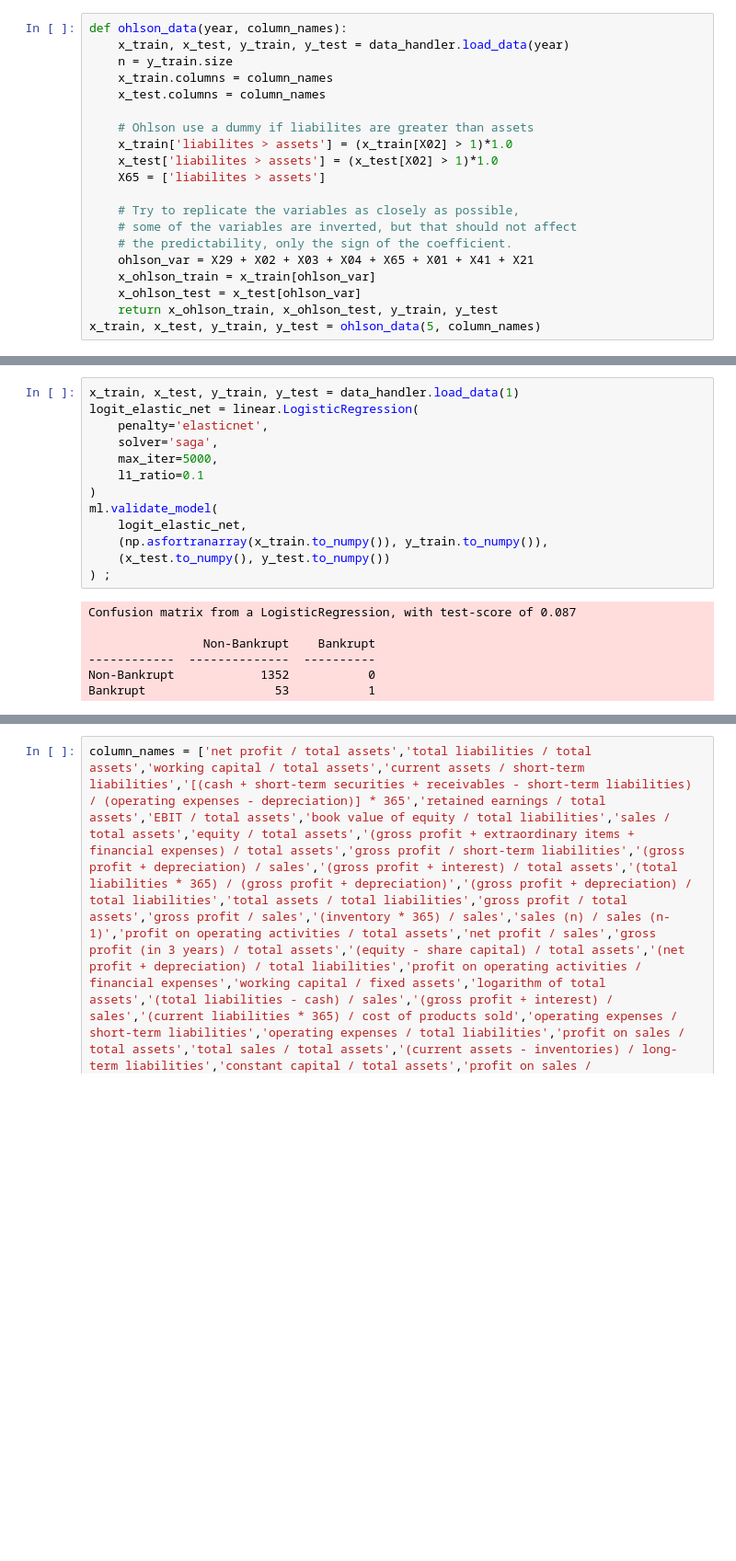
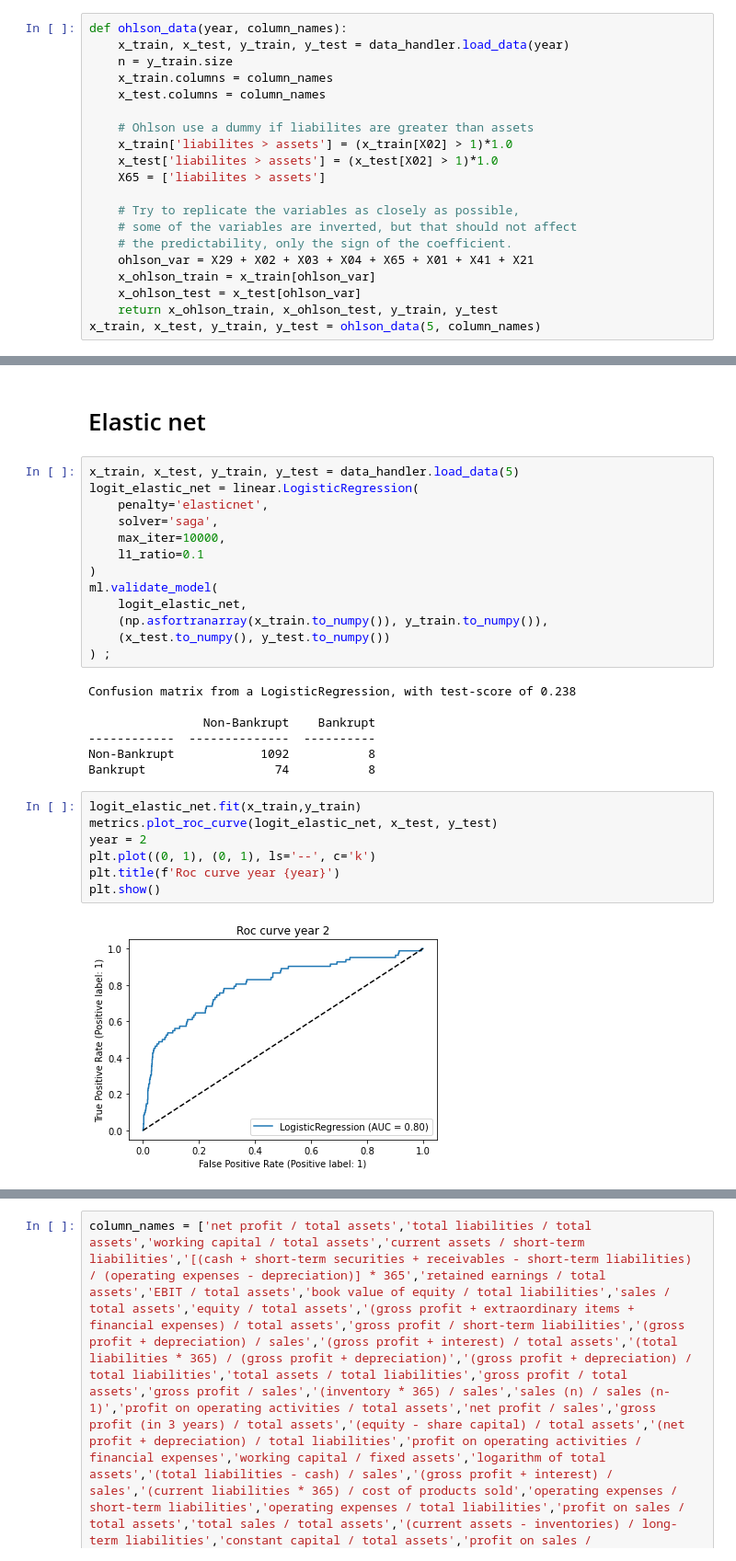
Before and after one commit to KarlTjensvoll/seminar_ml, a Jupyter notebook: code/python/karl_sandbox.ipynb, the cells around one changed output, grey strips where cells are left out. Shown at 92% size. Cells and saved outputs as stored; diff of their text form; blank space fills up the shorter version.

Commit message:
went through your code + did a roc curve

```diff
--- a/code/python/karl_sandbox.ipynb
+++ b/code/python/karl_sandbox.ipynb
@@ -48,9 +51,11 @@ Bankrupt                  54           0
+# %% [markdown]
+# Elastic net
 # %%
-x_train, x_test, y_train, y_test = data_handler.load_data(1)
+x_train, x_test, y_train, y_test = data_handler.load_data(5)
 logit_elastic_net = linear.LogisticRegression(
     penalty='elasticnet',
     solver='saga',
-    max_iter=5000,
+    max_iter=10000,
     l1_ratio=0.1
 )
 ml.validate_model(
@@ -59,9 +64,18 @@ ml.validate_model(
     (x_test.to_numpy(), y_test.to_numpy())
 ) ;
 # %% [output]
-Confusion matrix from a LogisticRegression, with test-score of 0.087
+Confusion matrix from a LogisticRegression, with test-score of 0.238
 
                 Non-Bankrupt    Bankrupt
 ------------  --------------  ----------
-Non-Bankrupt            1352           0
-Bankrupt                  53           1
+Non-Bankrupt            1092           8
+Bankrupt                  74           8
+# %%
+logit_elastic_net.fit(x_train,y_train)
+metrics.plot_roc_curve(logit_elastic_net, x_test, y_test)
+year = 2
+plt.plot((0, 1), (0, 1), ls='--', c='k')
+plt.title(f'Roc curve year {year}')
+plt.show()
+# %% [output]
+[figure, added]
```
Also changed, not shown: parts of 4 cells of this notebook.
